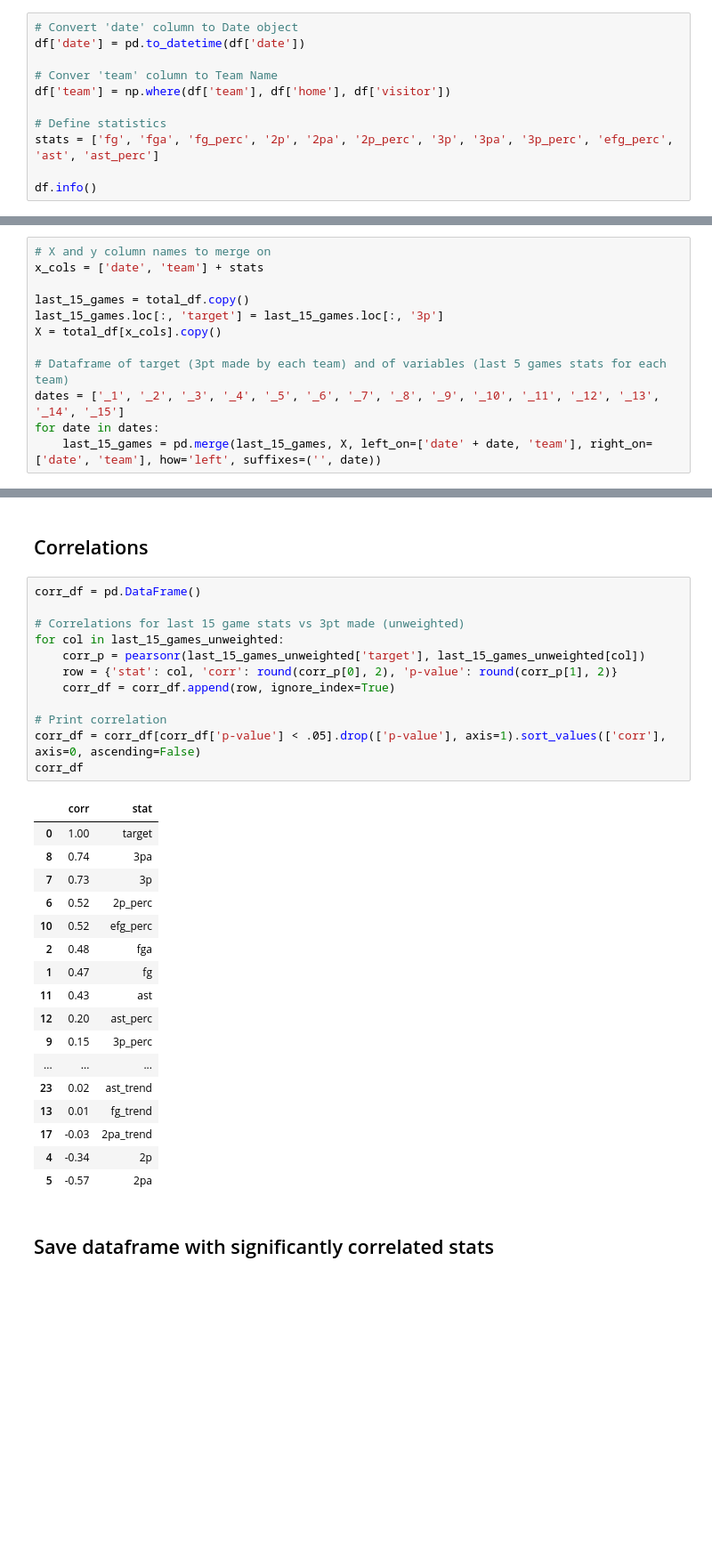
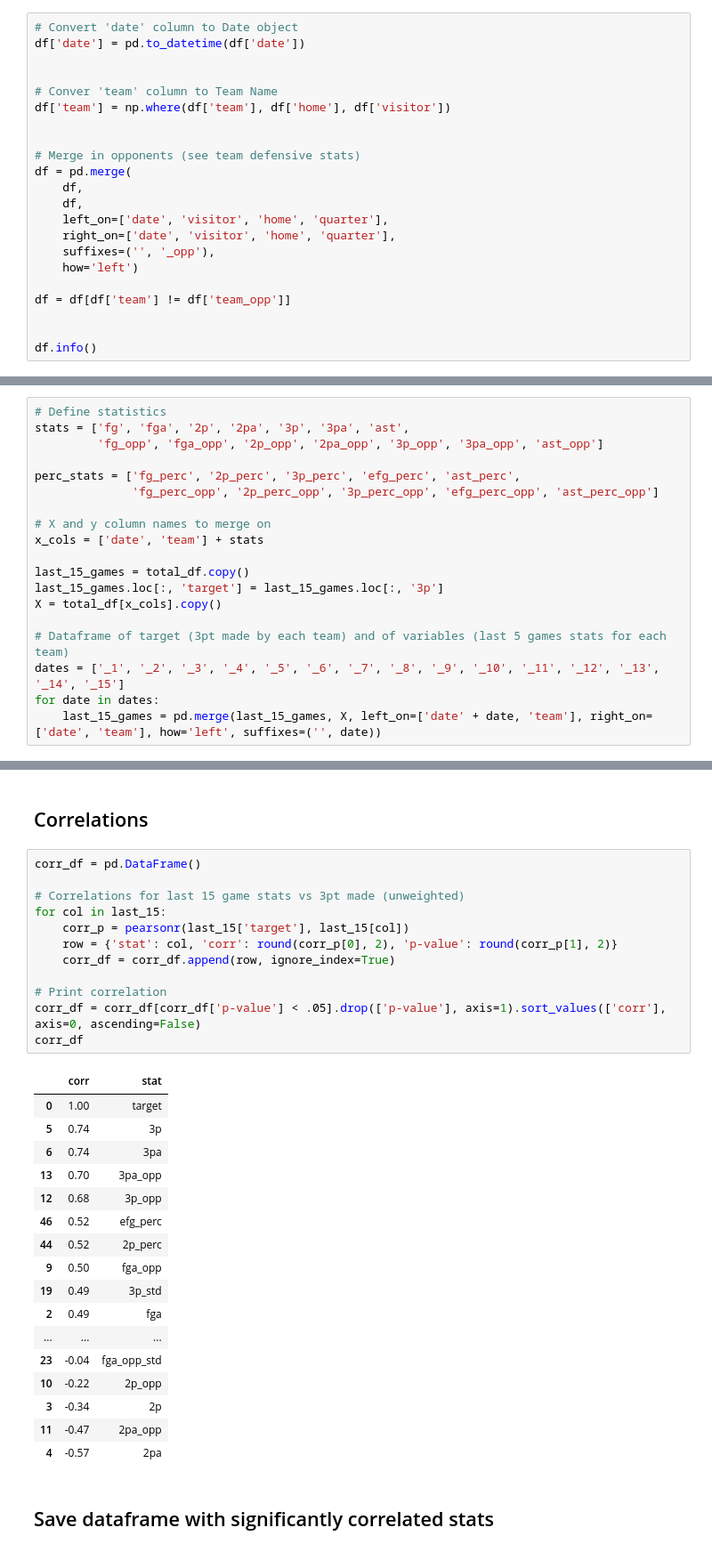
Before and after one commit to tylerengland25/NBA, a Jupyter notebook: backend/analysis/3p/output.ipynb, the cells around one changed output, grey strips where cells are left out. Shown at 89% size. Saved outputs shown, nothing was run; the diff lists cells and outputs as text; blank space fills up the shorter version.

```diff
--- a/backend/analysis/3p/output.ipynb
+++ b/backend/analysis/3p/output.ipynb
@@ -62,11 +71,22 @@ memory usage: 26.4+ MB
 # Convert 'date' column to Date object
 df['date'] = pd.to_datetime(df['date'])
 
+
 # Conver 'team' column to Team Name
 df['team'] = np.where(df['team'], df['home'], df['visitor'])
 
-# Define statistics
-stats = ['fg', 'fga', 'fg_perc', '2p', '2pa', '2p_perc', '3p', '3pa', '3p_perc', 'efg_perc', 'ast', 'ast_perc']
+
+# Merge in opponents (see team defensive stats)
+df = pd.merge(
+    df,
+    df,
+    left_on=['date', 'visitor', 'home', 'quarter'],
+    right_on=['date', 'visitor', 'home', 'quarter'],
+    suffixes=('', '_opp'),
+    how='left')
+
+df = df[df['team'] != df['team_opp']]
+
 
 df.info()
 # %% [output]
@@ -231,6 +166,13 @@ total_df['date_11'], total_df['date_12'] = total_df['dates'].apply(lambda x: x[1
 total_df['date_13'], total_df['date_14'] = total_df['dates'].apply(lambda x: x[12]), total_df['dates'].apply(lambda x: x[13])
 total_df['date_15'] = total_df['dates'].apply(lambda x: x[14])
 # %%
+# Define statistics
+stats = ['fg', 'fga', '2p', '2pa', '3p', '3pa', 'ast',
+         'fg_opp', 'fga_opp', '2p_opp', '2pa_opp', '3p_opp', '3pa_opp', 'ast_opp']
+
+perc_stats = ['fg_perc', '2p_perc', '3p_perc', 'efg_perc', 'ast_perc',
+              'fg_perc_opp', '2p_perc_opp', '3p_perc_opp', 'efg_perc_opp', 'ast_perc_opp']
+
 # X and y column names to merge on
 x_cols = ['date', 'team'] + stats
 
@@ -311,33 +278,33 @@ last_15_games_unweighted.tail()
 # %%
 corr_df = pd.DataFrame()
 
 # Correlations for last 15 game stats vs 3pt made (unweighted)
-for col in last_15_games_unweighted:
-    corr_p = pearsonr(last_15_games_unweighted['target'], last_15_games_unweighted[col])
+for col in last_15:
+    corr_p = pearsonr(last_15['target'], last_15[col])
     row = {'stat': col, 'corr': round(corr_p[0], 2), 'p-value': round(corr_p[1], 2)}
     corr_df = corr_df.append(row, ignore_index=True)
 
 # Print correlation
 corr_df = corr_df[corr_df['p-value'] < .05].drop(['p-value'], axis=1).sort_values(['corr'], axis=0, ascending=False)
 corr_df
 # %% [output]
 |  | corr | stat |
 | 0 | 1.00 | target |
-| 8 | 0.74 | 3pa |
-| 7 | 0.73 | 3p |
-| 6 | 0.52 | 2p_perc |
-| 10 | 0.52 | efg_perc |
-| 2 | 0.48 | fga |
-| 1 | 0.47 | fg |
-| 11 | 0.43 | ast |
-| 12 | 0.20 | ast_perc |
-| 9 | 0.15 | 3p_perc |
+| 5 | 0.74 | 3p |
+| 6 | 0.74 | 3pa |
+| 13 | 0.70 | 3pa_opp |
+| 12 | 0.68 | 3p_opp |
+| 46 | 0.52 | efg_perc |
+| 44 | 0.52 | 2p_perc |
+| 9 | 0.50 | fga_opp |
+| 19 | 0.49 | 3p_std |
+| 2 | 0.49 | fga |
 | ... | ... | ... |
-| 23 | 0.02 | ast_trend |
-| 13 | 0.01 | fg_trend |
-| 17 | -0.03 | 2pa_trend |
-| 4 | -0.34 | 2p |
-| 5 | -0.57 | 2pa |
+| 23 | -0.04 | fga_opp_std |
+| 10 | -0.22 | 2p_opp |
+| 3 | -0.34 | 2p |
+| 11 | -0.47 | 2pa_opp |
+| 4 | -0.57 | 2pa |
 # %% [markdown]
 ## Save dataframe with significantly correlated stats
 # %%
```
Also changed, not shown: parts of 13 cells of this notebook, 3 other files.
